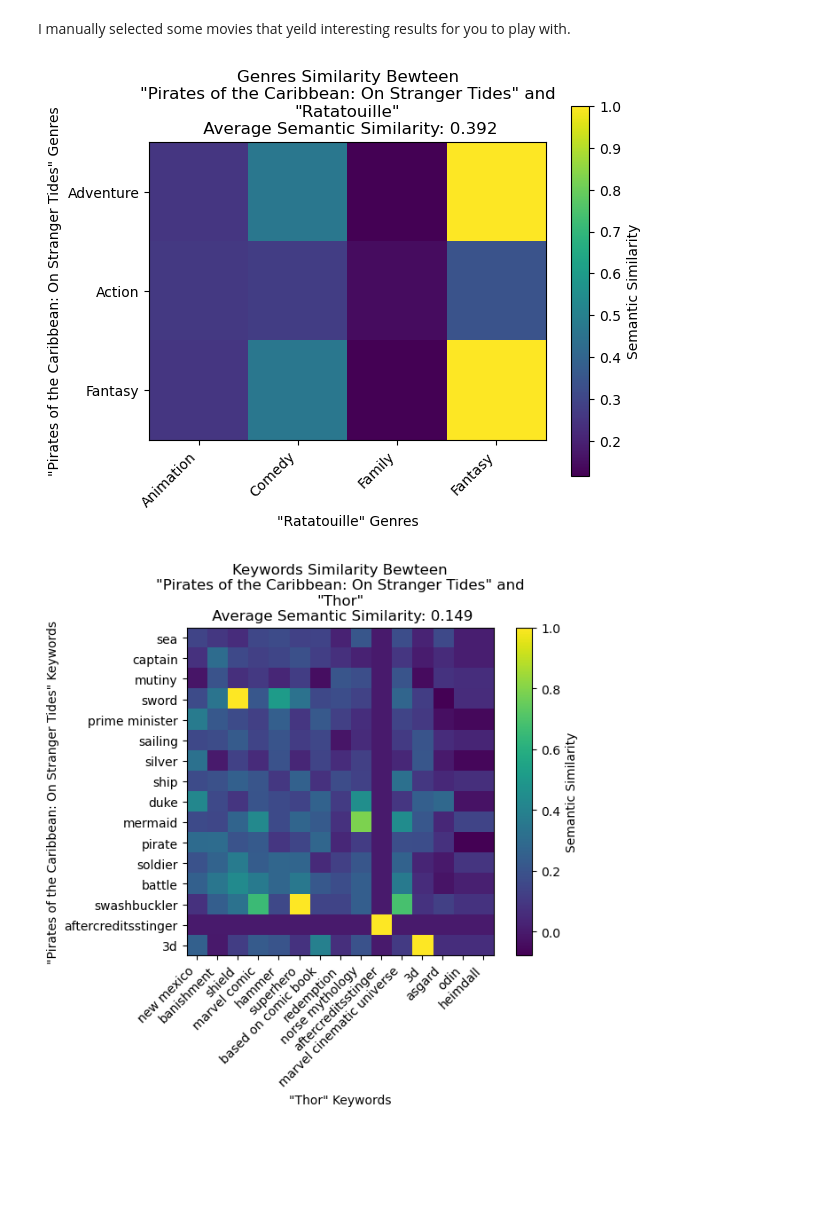
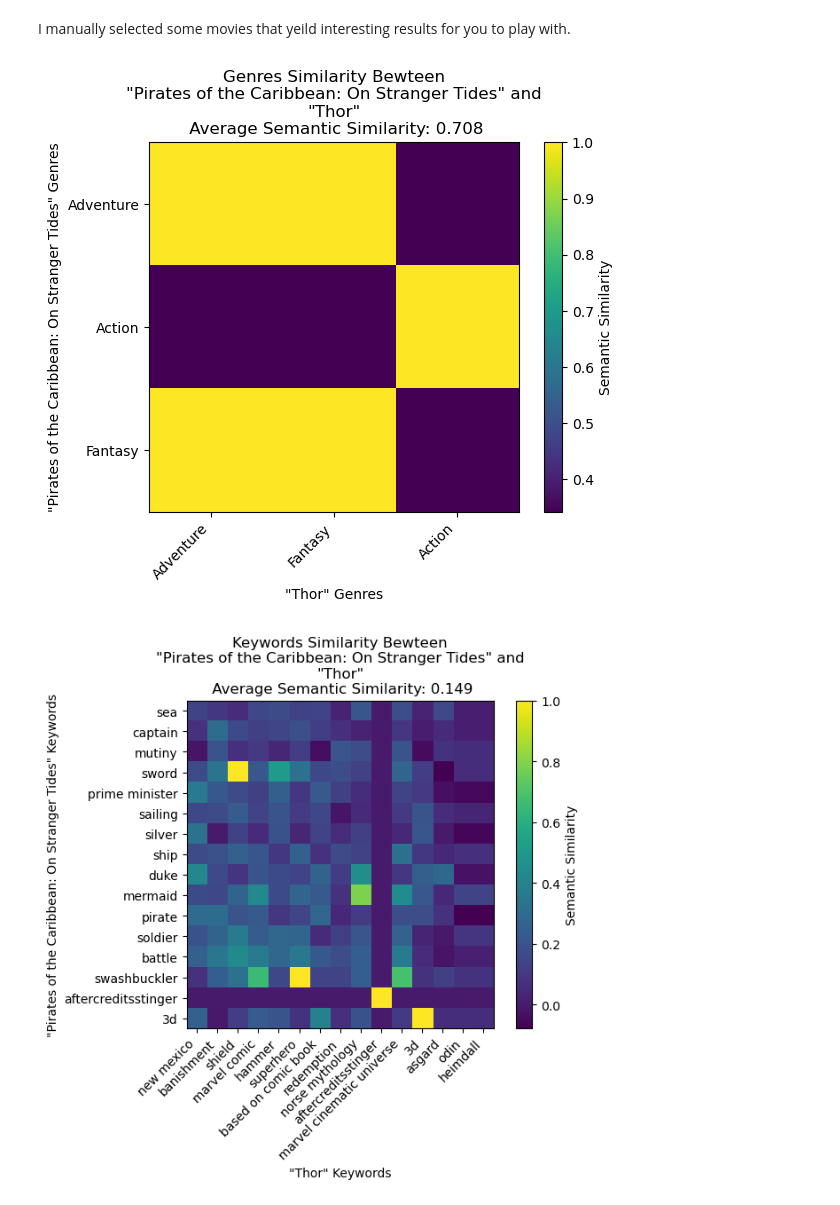
Before and after one commit to MasoMath/movie-recomendation, a Jupyter notebook: ExploreSemanticSimilarity.ipynb, the cells around one changed output. Cells and saved outputs as stored; diff of their text form; code cells hidden in the pictures; blank space fills up the shorter version.

Commit message:
minor changes, ran figures

```diff
--- a/ExploreSemanticSimilarity.ipynb
+++ b/ExploreSemanticSimilarity.ipynb
@@ -172,7 +173,7 @@ idx4 = 118 #Ratatouille
 idx5 = 124 #Frozen
 idx6 = 129 #Thor
 # %%
-semantic_similarity_plot(row1=idx1, row2=idx4, attribute='genres', similarity_matrix=genre_similarity, moviedata=md, savepath=None)
+semantic_similarity_plot(row1=idx1, row2=idx6, attribute='genres', similarity_matrix=genre_similarity, moviedata=md, savepath=None)
 # %% [output]
-[figure, old version]
+[figure, new version]
 # %%
```
Also changed, not shown: parts of 5 cells of this notebook.
